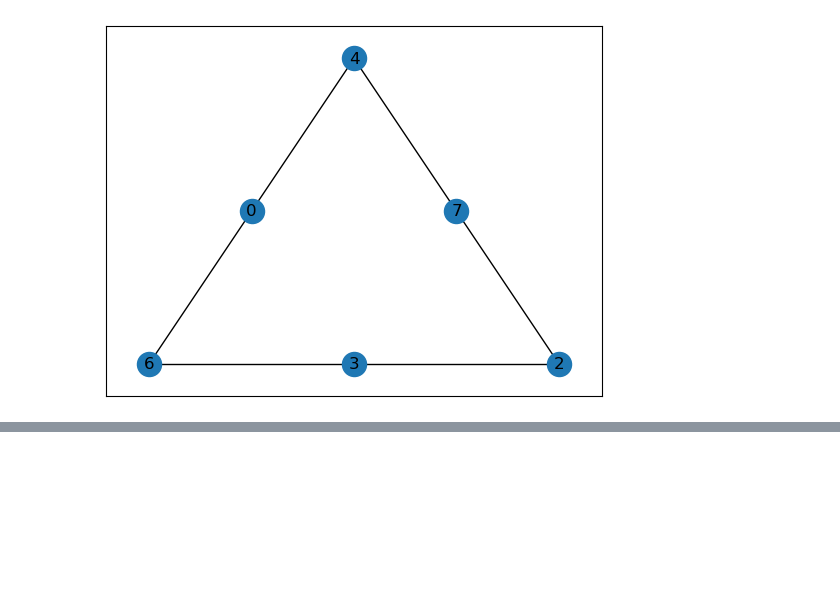
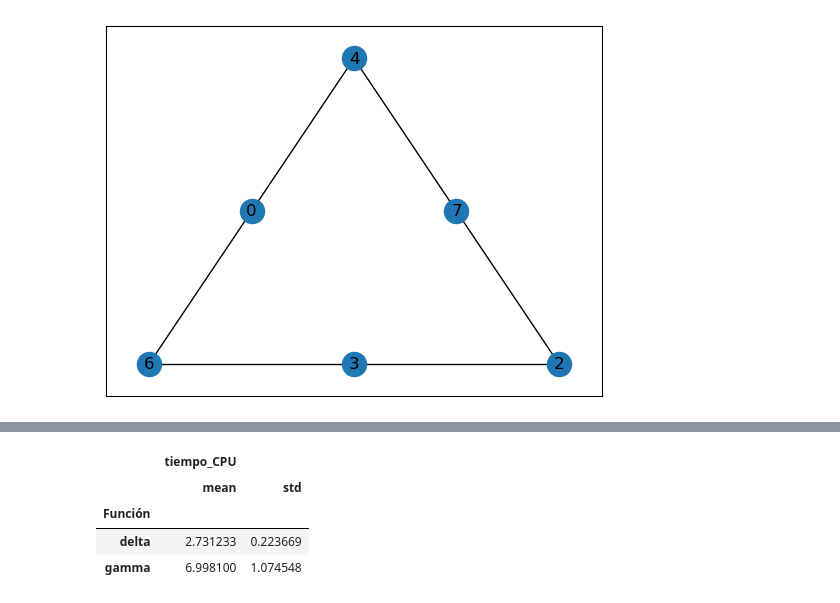
Before and after one commit to leoleoleo17/miniproy2_ia, a Jupyter notebook: Miniproyecto_2_Luengas_Gonzalez.ipynb, the cells around one changed output, grey strips where cells are left out. Cells and saved outputs as stored; diff of their text form; code cells hidden in the pictures; blank space fills up the shorter version.

```diff
--- a/Miniproyecto_2_Luengas_Gonzalez.ipynb
+++ b/Miniproyecto_2_Luengas_Gonzalez.ipynb
@@ -367,0 +369,8 @@ data.groupby('Función').agg({'tiempo_CPU':['mean', 'std']})
+# %%
+%%time
+data = compara_funciones(lista_funs=lista_funs,
+                         lista_args=lista_tests,
+                         lista_nombres=lista_nombres,
+                         num_it=5)
+data.groupby('Función').agg({'tiempo_CPU':['mean', 'std']})
+# %% [output]
@@ -367,0 +378,5 @@ data.groupby('Función').agg({'tiempo_CPU':['mean', 'std']})
+|  | tiempo_CPU |  |
+|  | mean | std |
+| Función |  |  |
+| delta | 2.731233 | 0.223669 |
+| gamma | 6.998100 | 1.074548 |
```
Also changed, not shown: parts of 25 cells of this notebook.
